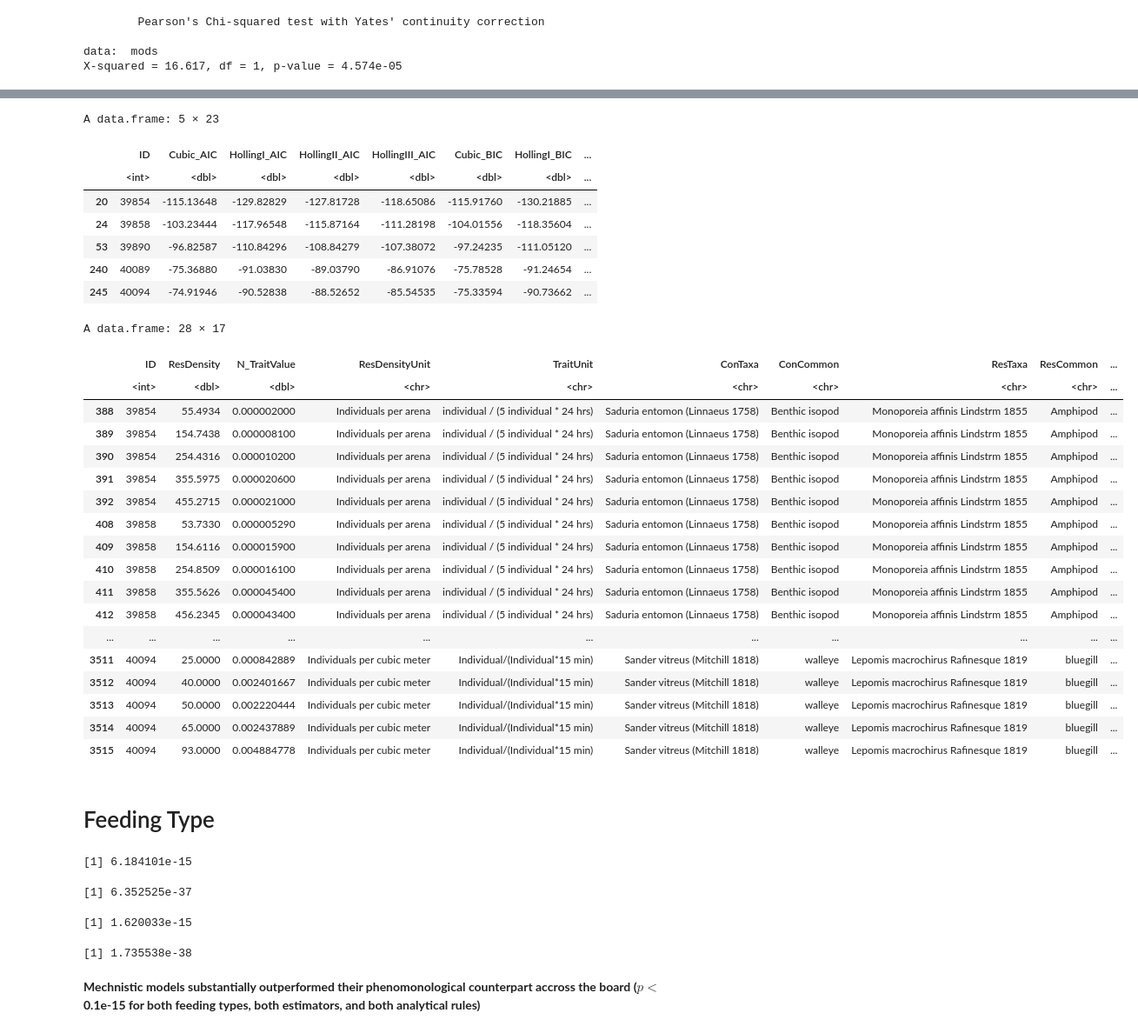
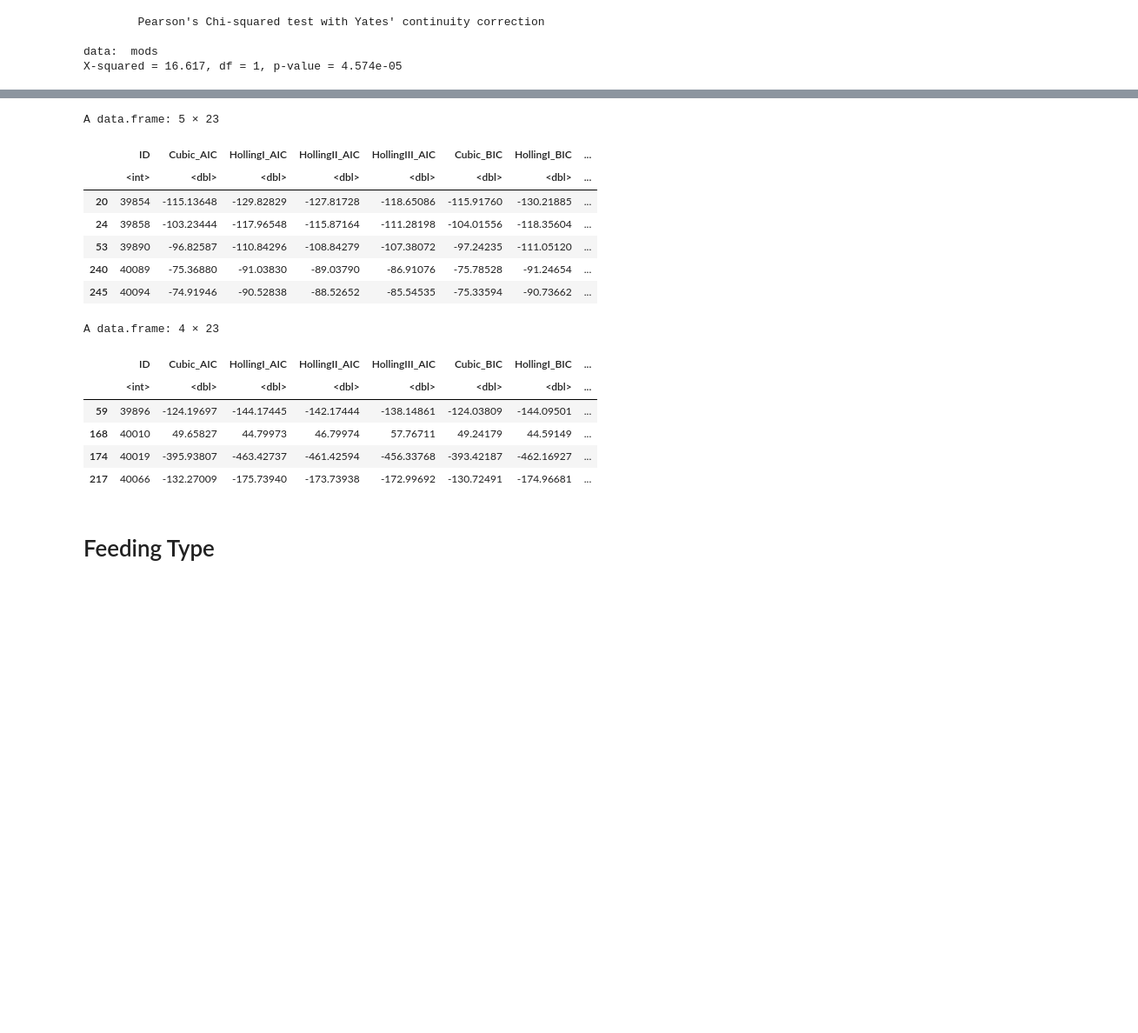
Before and after one commit to ldswaby/CMEECourseWork, a Jupyter notebook: MiniProject/Notes/Data_Analysis_in_R.ipynb, the cells around one changed output, grey strips where cells are left out. Shown at 87% size. Drawn from its saved outputs; the diff is of its cells as text; code cells hidden in the pictures; blank space fills up the shorter version.

```diff
--- a/MiniProject/Notes/Data_Analysis_in_R.ipynb
+++ b/MiniProject/Notes/Data_Analysis_in_R.ipynb
@@ -628,3 +641,2 @@ filterFeed <- function(vec){
 # %%
 ALLDATA$FilterFeeder <- filterFeed(ALLDATA$ConCommon) # Add filter feed column
-plotBestFits(ALLDATA, 'Model', 'N')
@@ -632,0 +645,2 @@ plotBestFits(ALLDATA, 'Model', 'N')
+# %%
+plotBestFits(ALLDATA, 'Model Type')
@@ -632,0 +684,2 @@ plotBestFits(ALLDATA, 'Model', 'N')
+# %%
+plotBestFits(ALLDATA, 'Model')
@@ -690,2 +1007,0 @@ X-squared = 4.0775, df = 1, p-value = 0.04346
-# %%
-plotBestFits(ALLDATA, 'Model', 'Y')
@@ -752,56 +1179,23 @@ From this we can draw a few conclusions:
 # %%
 ALLDATA[ALLDATA$BestModelAIC == 'HollingI' & ALLDATA$FilterFeeder == 'Non-filter feeder',][,c(1,16:37)]
 idsss <- unique(ALLDATA[ALLDATA$BestModelAIC == 'HollingI' & ALLDATA$FilterFeeder == 'Non-filter feeder',][,c(1,16:37)]$ID)
 weirdsets <- frData[frData$ID %in% idsss,]
+ALLDATA[ALLDATA$BestModelAIC == 'HollingI' & ALLDATA$FilterFeeder == 'Filter feeder',][,c(1,16:37)]
 # %% [output]
 A data.frame: 5 × 23
 |  | ID | Cubic_AIC | HollingI_AIC | HollingII_AIC | HollingIII_AIC | Cubic_BIC | HollingI_BIC | ... |
 |  | <int> | <dbl> | <dbl> | <dbl> | <dbl> | <dbl> | <dbl> | ... |
 | 20 | 39854 | -115.13648 | -129.82829 | -127.81728 | -118.65086 | -115.91760 | -130.21885 | ... |
 | 24 | 39858 | -103.23444 | -117.96548 | -115.87164 | -111.28198 | -104.01556 | -118.35604 | ... |
 | 53 | 39890 | -96.82587 | -110.84296 | -108.84279 | -107.38072 | -97.24235 | -111.05120 | ... |
 | 240 | 40089 | -75.36880 | -91.03830 | -89.03790 | -86.91076 | -75.78528 | -91.24654 | ... |
 | 245 | 40094 | -74.91946 | -90.52838 | -88.52652 | -85.54535 | -75.33594 | -90.73662 | ... |
-A data.frame: 28 × 17
+A data.frame: 4 × 23
-|  | ID | ResDensity | N_TraitValue | ResDensityUnit | TraitUnit | ConTaxa | ConCommon | ResTaxa | ResCommon | ... |
-|  | <int> | <dbl> | <dbl> | <chr> | <chr> | <chr> | <chr> | <chr> | <chr> | ... |
-| 388 | 39854 | 55.4934 | 0.000002000 | Individuals per arena | individual / (5 individual * 24 hrs) | Saduria entomon (Linnaeus 1758) | Benthic isopod | Monoporeia affinis Lindstrm 1855 | Amphipod | ... |
-| 389 | 39854 | 154.7438 | 0.000008100 | Individuals per arena | individual / (5 individual * 24 hrs) | Saduria entomon (Linnaeus 1758) | Benthic isopod | Monoporeia affinis Lindstrm 1855 | Amphipod | ... |
-| 390 | 39854 | 254.4316 | 0.000010200 | Individuals per arena | individual / (5 individual * 24 hrs) | Saduria entomon (Linnaeus 1758) | Benthic isopod | Monoporeia affinis Lindstrm 1855 | Amphipod | ... |
-| 391 | 39854 | 355.5975 | 0.000020600 | Individuals per arena | individual / (5 individual * 24 hrs) | Saduria entomon (Linnaeus 1758) | Benthic isopod | Monoporeia affinis Lindstrm 1855 | Amphipod | ... |
-| 392 | 39854 | 455.2715 | 0.000021000 | Individuals per arena | individual / (5 individual * 24 hrs) | Saduria entomon (Linnaeus 1758) | Benthic isopod | Monoporeia affinis Lindstrm 1855 | Amphipod | ... |
-| 408 | 39858 | 53.7330 | 0.000005290 | Individuals per arena | individual / (5 individual * 24 hrs) | Saduria entomon (Linnaeus 1758) | Benthic isopod | Monoporeia affinis Lindstrm 1855 | Amphipod | ... |
-| 409 | 39858 | 154.6116 | 0.000015900 | Individuals per arena | individual / (5 individual * 24 hrs) | Saduria entomon (Linnaeus 1758) | Benthic isopod | Monoporeia affinis Lindstrm 1855 | Amphipod | ... |
-| 410 | 39858 | 254.8509 | 0.000016100 | Individuals per arena | individual / (5 individual * 24 hrs) | Saduria entomon (Linnaeus 1758) | Benthic isopod | Monoporeia affinis Lindstrm 1855 | Amphipod | ... |
-| 411 | 39858 | 355.5626 | 0.000045400 | Individuals per arena | individual / (5 individual * 24 hrs) | Saduria entomon (Linnaeus 1758) | Benthic isopod | Monoporeia affinis Lindstrm 1855 | Amphipod | ... |
-| 412 | 39858 | 456.2345 | 0.000043400 | Individuals per arena | individual / (5 individual * 24 hrs) | Saduria entomon (Linnaeus 1758) | Benthic isopod | Monoporeia affinis Lindstrm 1855 | Amphipod | ... |
-| ... | ... | ... | ... | ... | ... | ... | ... | ... | ... | ... |
-| 3511 | 40094 | 25.0000 | 0.000842889 | Individuals per cubic meter | Individual/(Individual*15 min) | Sander vitreus (Mitchill 1818) | walleye | Lepomis macrochirus Rafinesque 1819 | bluegill | ... |
-| 3512 | 40094 | 40.0000 | 0.002401667 | Individuals per cubic meter | Individual/(Individual*15 min) | Sander vitreus (Mitchill 1818) | walleye | Lepomis macrochirus Rafinesque 1819 | bluegill | ... |
-| 3513 | 40094 | 50.0000 | 0.002220444 | Individuals per cubic meter | Individual/(Individual*15 min) | Sander vitreus (Mitchill 1818) | walleye | Lepomis macrochirus Rafinesque 1819 | bluegill | ... |
-| 3514 | 40094 | 65.0000 | 0.002437889 | Individuals per cubic meter | Individual/(Individual*15 min) | Sander vitreus (Mitchill 1818) | walleye | Lepomis macrochirus Rafinesque 1819 | bluegill | ... |
-| 3515 | 40094 | 93.0000 | 0.004884778 | Individuals per cubic meter | Individual/(Individual*15 min) | Sander vitreus (Mitchill 1818) | walleye | Lepomis macrochirus Rafinesque 1819 | bluegill | ... |
+|  | ID | Cubic_AIC | HollingI_AIC | HollingII_AIC | HollingIII_AIC | Cubic_BIC | HollingI_BIC | ... |
+|  | <int> | <dbl> | <dbl> | <dbl> | <dbl> | <dbl> | <dbl> | ... |
+| 59 | 39896 | -124.19697 | -144.17445 | -142.17444 | -138.14861 | -124.03809 | -144.09501 | ... |
+| 168 | 40010 | 49.65827 | 44.79973 | 46.79974 | 57.76711 | 49.24179 | 44.59149 | ... |
+| 174 | 40019 | -395.93807 | -463.42737 | -461.42594 | -456.33768 | -393.42187 | -462.16927 | ... |
+| 217 | 40066 | -132.27009 | -175.73940 | -173.73938 | -172.99692 | -130.72491 | -174.96681 | ... |
 # %% [markdown]
 # Feeding Type
-# %%
-types <- table(ALLDATA$FilterFeeder, ALLDATA$BestModelTypeAIC_NoRule2)
-types <- types[,which(colnames(types) %in% c('Mechanistic', 'Phenomenological'))] # ignore ties (if rule of 2)
-filt <- prop.test(x = types[1,'Mechanistic'], sum(types[1,]), p = 0.5, correct = FALSE)
-nonfilt <- prop.test(x = types[2,'Mechanistic'], sum(types[2,]), p = 0.5, correct = FALSE)
-filt$p.value
-nonfilt$p.value
-# %% [output]
-[1] 6.184101e-15
-[1] 6.352525e-37
-# %%
-types <- table(ALLDATA$FilterFeeder, ALLDATA$BestModelTypeAIC)
-types <- types[,which(colnames(types) %in% c('Mechanistic', 'Phenomenological'))] # ignore ties (if rule of 2)
-filt <- prop.test(x = types[1,'Mechanistic'], sum(types[1,]), p = 0.5, correct = FALSE)
-nonfilt <- prop.test(x = types[2,'Mechanistic'], sum(types[2,]), p = 0.5, correct = FALSE)
-filt$p.value
-nonfilt$p.value
-# %% [output]
-[1] 1.620033e-15
-[1] 1.735538e-38
-# %% [markdown]
-**Mechnistic models substantially outperformed their phenomonological counterpart accross the board ($p<$0.1e-15 for both feeding types, both estimators, and both analytical rules)**
```
Also changed, not shown: parts of 39 cells of this notebook, 10 other files.
